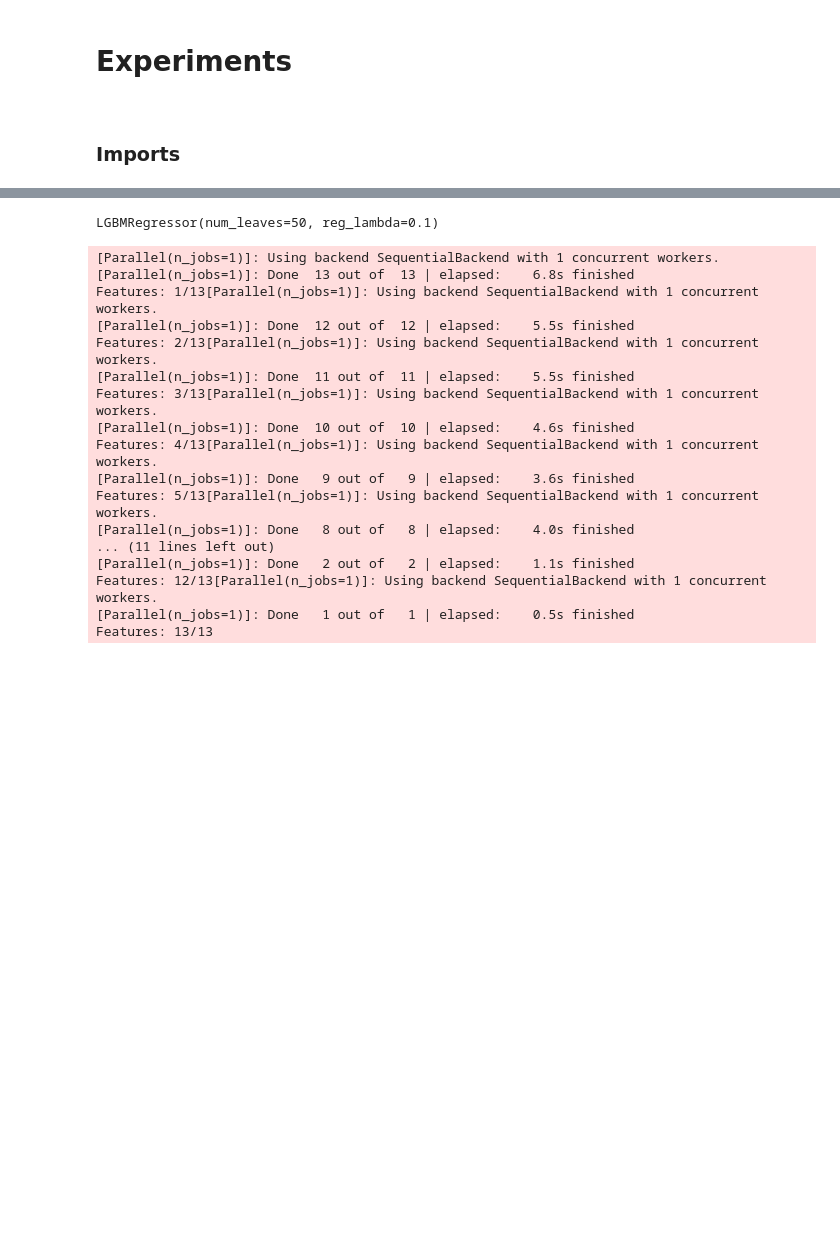
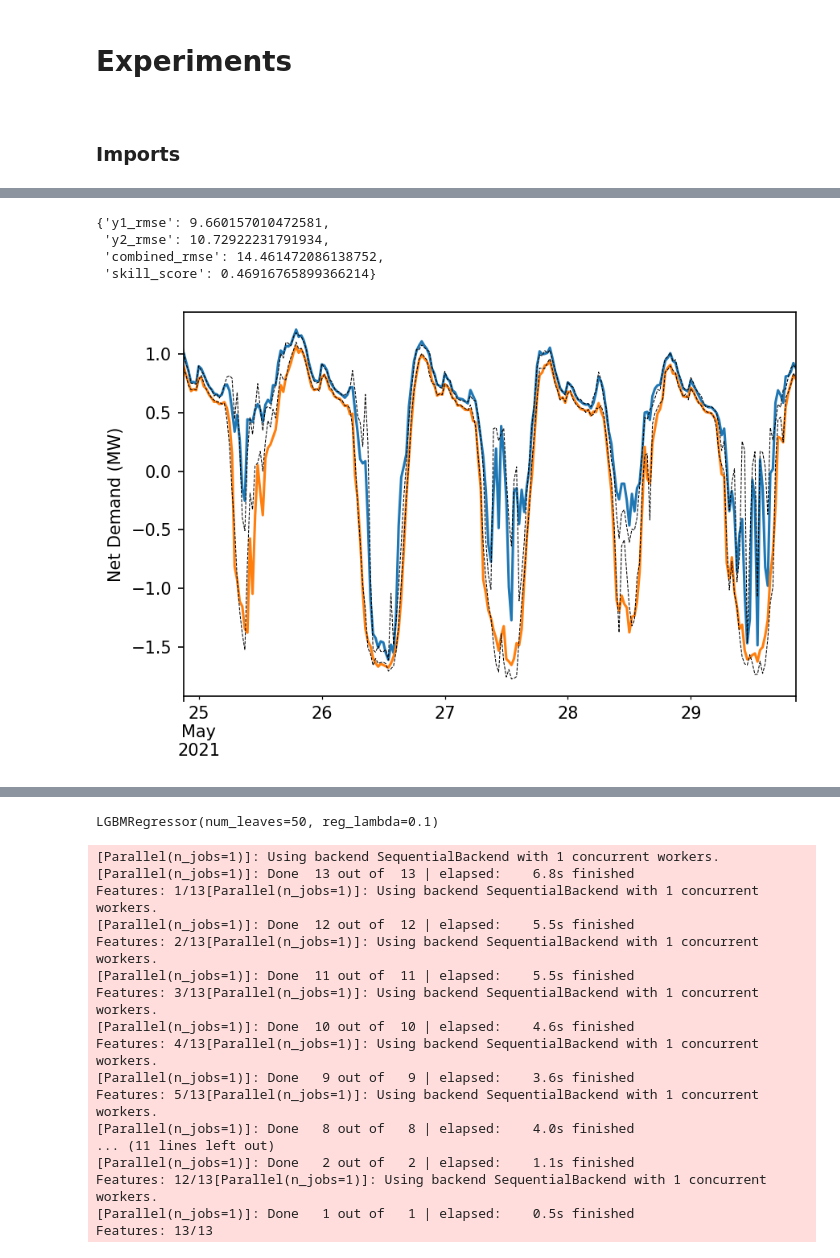
Before and after one commit to AyrtonB/WPD-Hackathon, a Jupyter notebook: nbs/07-experiments.ipynb, the cells around one changed output, grey strips where cells are left out. Saved outputs shown, nothing was run; the diff lists cells and outputs as text; code cells hidden in the pictures; blank space fills up the shorter version.

```diff
--- a/nbs/07-experiments.ipynb
+++ b/nbs/07-experiments.ipynb
@@ -79,0 +89,44 @@ Wall time: 6.72 s
+# %%
+%%time
+
+default_params = {
+    'data_dir': '../data',
+    'model_1': 'lightgbm.LGBMRegressor',
+    'model_2': 'lightgbm.LGBMRegressor',
+    'model_1_kwargs': {
+        'num_leaves': 50,
+        'n_estimators': 100,
+        'reg_lambda': 0.1
+    },
+    'model_2_kwargs': {
+        'num_leaves': 50,
+        'n_estimators': 100,
+        'reg_lambda': 0.1
+    },
+    'data_kwargs': {
+        'real_power_sub_dir': 'real_power',
+        'weather_sub_dir': 'weather',
+        'real_power_time_period': '_pre_september',
+        'real_power_site': 'Staplegrove_CB905',
+        'weather_sites': ['staplegrove'],
+        'weather_grid_points': None,
+        'weather_interpolate_method': 'interpolate',
+        'use_target_delta': False
+    },
+    'y1_col': 'value_max',
+    'y2_col': 'value_min',
+    'split_kwargs': {
+        'n_splits': 5,
+        'shuffle': False
+    },
+    'cols_subset': None,
+    'features_kwargs': {
+        'features': ['temporal', 'dir_speed', 'lagged', 'demand', 'solar', 'ts_pcs', 'roc']
+    }
+}
+
+model_suite, error_metrics, df_pred, input_data = suite.run_parameterised_model(**default_params)
+suite.plot_pred_sample(df_pred, df_target)
+
+error_metrics
+# %% [output]
@@ -79,0 +134,5 @@ Wall time: 6.72 s
+{'y1_rmse': 9.660157010472581,
+ 'y2_rmse': 10.72922231791934,
+ 'combined_rmse': 14.461472086138752,
+ 'skill_score': 0.46916765899366214}
+[figure, added]
```
Also changed, not shown: parts of 19 cells of this notebook, 12 other files.
